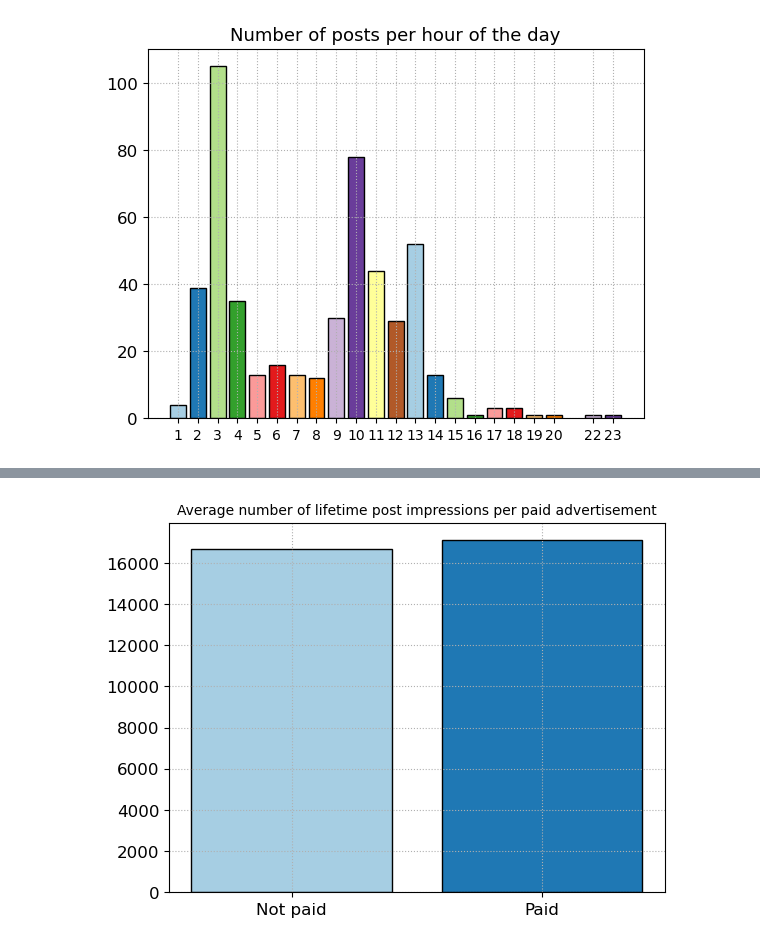
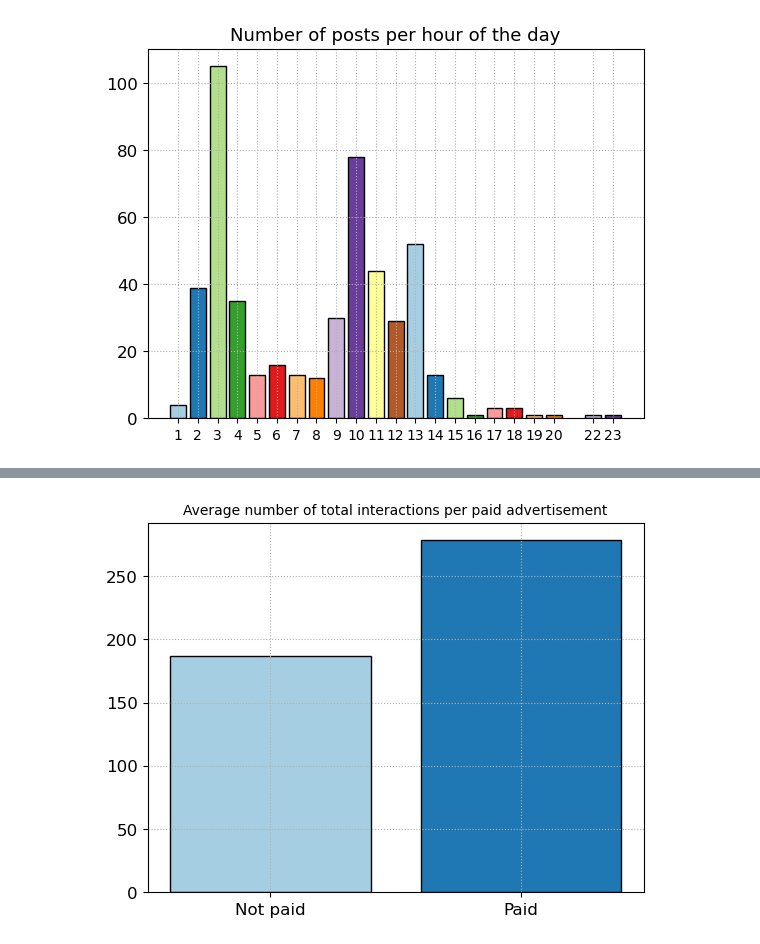
Before and after one commit to capac/facebook-metrics-data-set, a Jupyter notebook: fb_metrics.ipynb, the cells around one changed output, grey strips where cells are left out. Drawn from its saved outputs; the diff is of its cells as text; code cells hidden in the pictures.

```diff
--- a/fb_metrics.ipynb
+++ b/fb_metrics.ipynb
@@ -168,15 +168,15 @@ plt.grid(linestyle=':')
 # %%
-lt_post_imp_df=fb_df['LT Post Imp + Liked Page'].groupby(fb_df['Paid']).mean()
-plt.bar(x=lt_post_imp_df.index, height=lt_post_imp_df.values,
+tot_int_df=fb_df['Total Int'].groupby(fb_df['Paid']).mean()
+plt.bar(x=tot_int_df.index, height=tot_int_df.values,
         color=plt.cm.Paired.colors, edgecolor='k')
 days = ['Not paid', 'Paid']
-plt.xticks(ticks=lt_post_imp_df.index, labels=days, fontsize=12)
+plt.xticks(ticks=tot_int_df.index, labels=days, fontsize=12)
 plt.yticks(fontsize=12)
-plt.title('Average number of lifetime post impressions per paid advertisement', fontsize=10)
+plt.title('Average number of total interactions per paid advertisement', fontsize=10)
 plt.grid(linestyle=':')
-# plt.savefig('plots/number_of_lifetime_post_consumers_per_paid_advertisement.png', bbox_inches='tight');
+plt.savefig('plots/number_of_total_interactions_per_paid_advertisement.png', bbox_inches='tight');
 # %% [output]
-[figure, old version]
+[figure, new version]
 # %%
 fig, axes = plt.subplots(figsize=(12, 9))
 fontsize = 10
```
Also changed, not shown: parts of 12 cells of this notebook.
